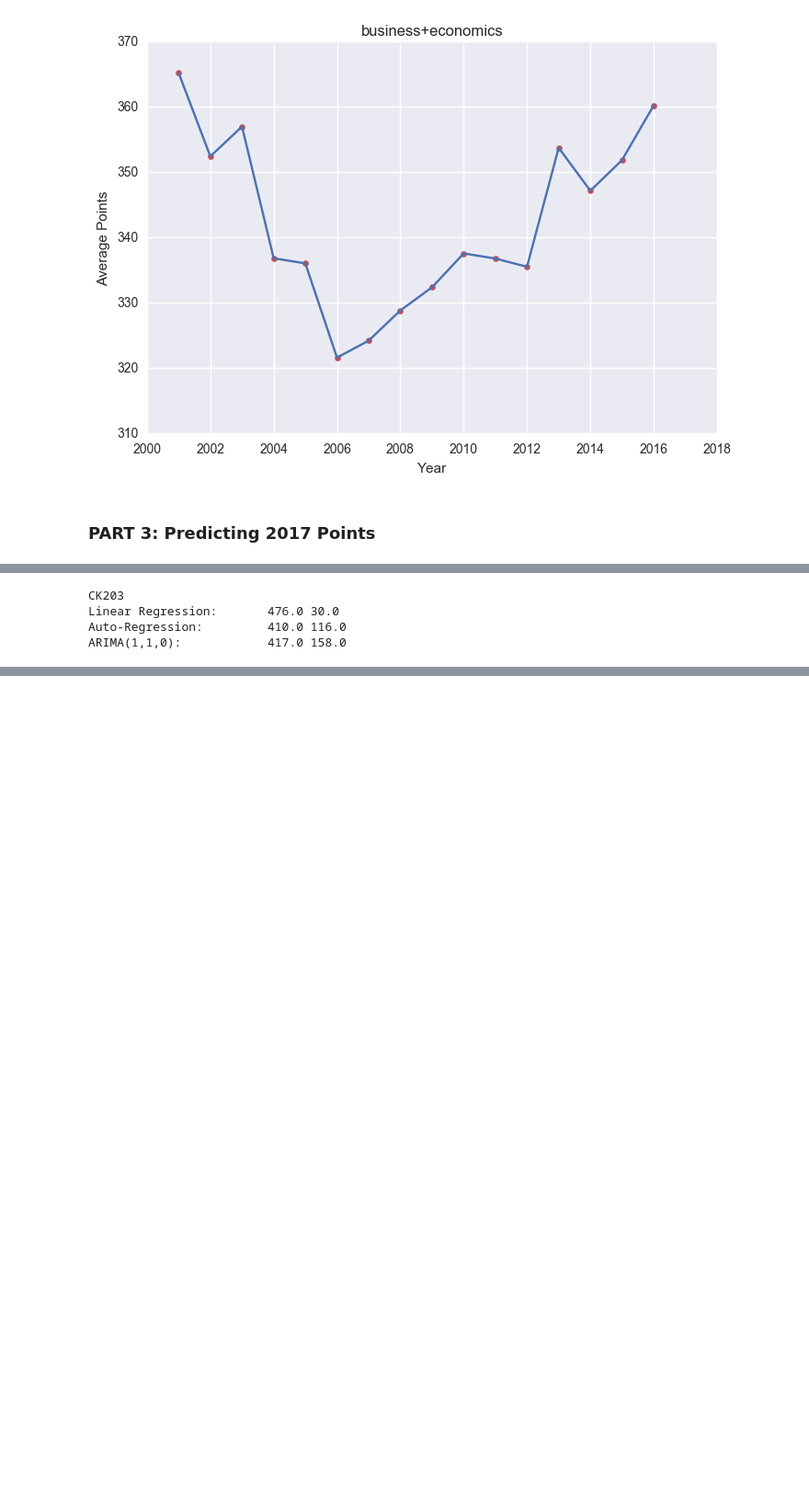
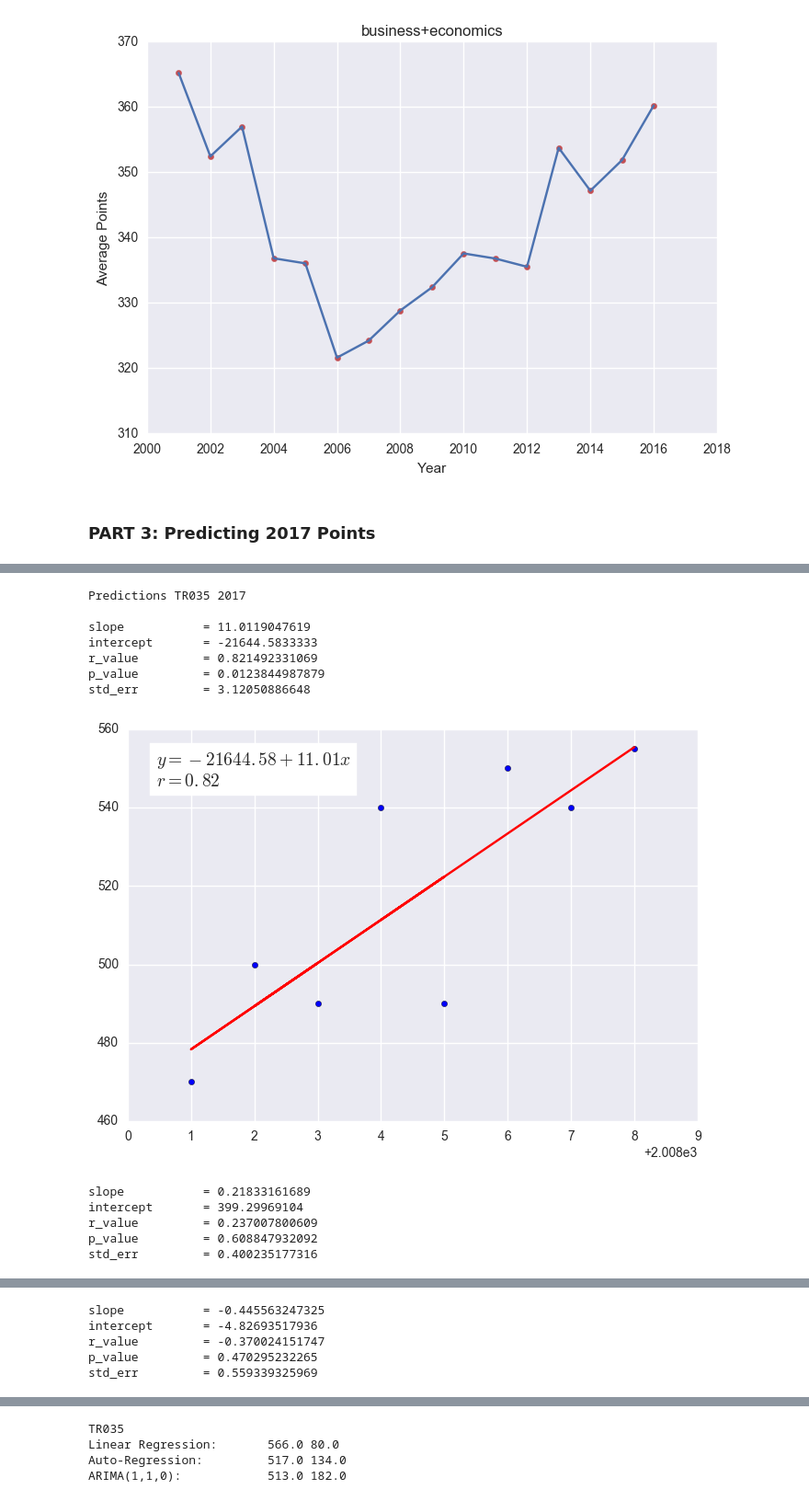
Before and after one commit to glennmoy/cao, a Jupyter notebook: level_8/analyse_data/analyse_data.v2.ipynb, the cells around one changed output, grey strips where cells are left out. Shown at 92% size. Drawn from its saved outputs; the diff is of its cells as text; code cells hidden in the pictures; blank space fills up the shorter version.

Commit message:
2016 predictions file

```diff
--- a/level_8/analyse_data/analyse_data.v2.ipynb
+++ b/level_8/analyse_data/analyse_data.v2.ipynb
@@ -1243,15 +1260,24 @@ CK304 500.0 58.0
 # %%
 ### Let's look again at individual courses
 
-course='CK203'
-predictions=course_time_series(cao_data,course,False)
+course='TR035'
+predictions=course_time_series(cao_data,course,True)
 
 print(course)
 print("Linear Regression:\t",round(predictions[0],0),round(2*predictions[1],0))
 print("Auto-Regression:\t",round(predictions[2],0),round(2*predictions[3],0))
 print("ARIMA(1,1,0):\t\t",round(predictions[4],0),round(2*predictions[5],0))
 # %% [output]
-CK203
-Linear Regression:       476.0 30.0
-Auto-Regression:         410.0 116.0
-ARIMA(1,1,0):            417.0 158.0
+Predictions TR035 2017
+
+slope           = 11.0119047619
+intercept       = -21644.5833333
+r_value         = 0.821492331069
+p_value         = 0.0123844987879
+std_err         = 3.12050886648
+[figure, added]
+slope           = 0.21833161689
+intercept       = 399.29969104
+r_value         = 0.237007800609
+p_value         = 0.608847932092
+std_err         = 0.400235177316
@@ -1257,0 +1285,5 @@ ARIMA(1,1,0):            417.0 158.0
+slope           = -0.445563247325
+intercept       = -4.82693517936
+r_value         = -0.370024151747
+p_value         = 0.470295232265
+std_err         = 0.559339325969
@@ -1257,0 +1291,4 @@ ARIMA(1,1,0):            417.0 158.0
+TR035
+Linear Regression:       566.0 80.0
+Auto-Regression:         517.0 134.0
+ARIMA(1,1,0):            513.0 182.0
```
Also changed, not shown: parts of 15 cells of this notebook, 10 other files.
